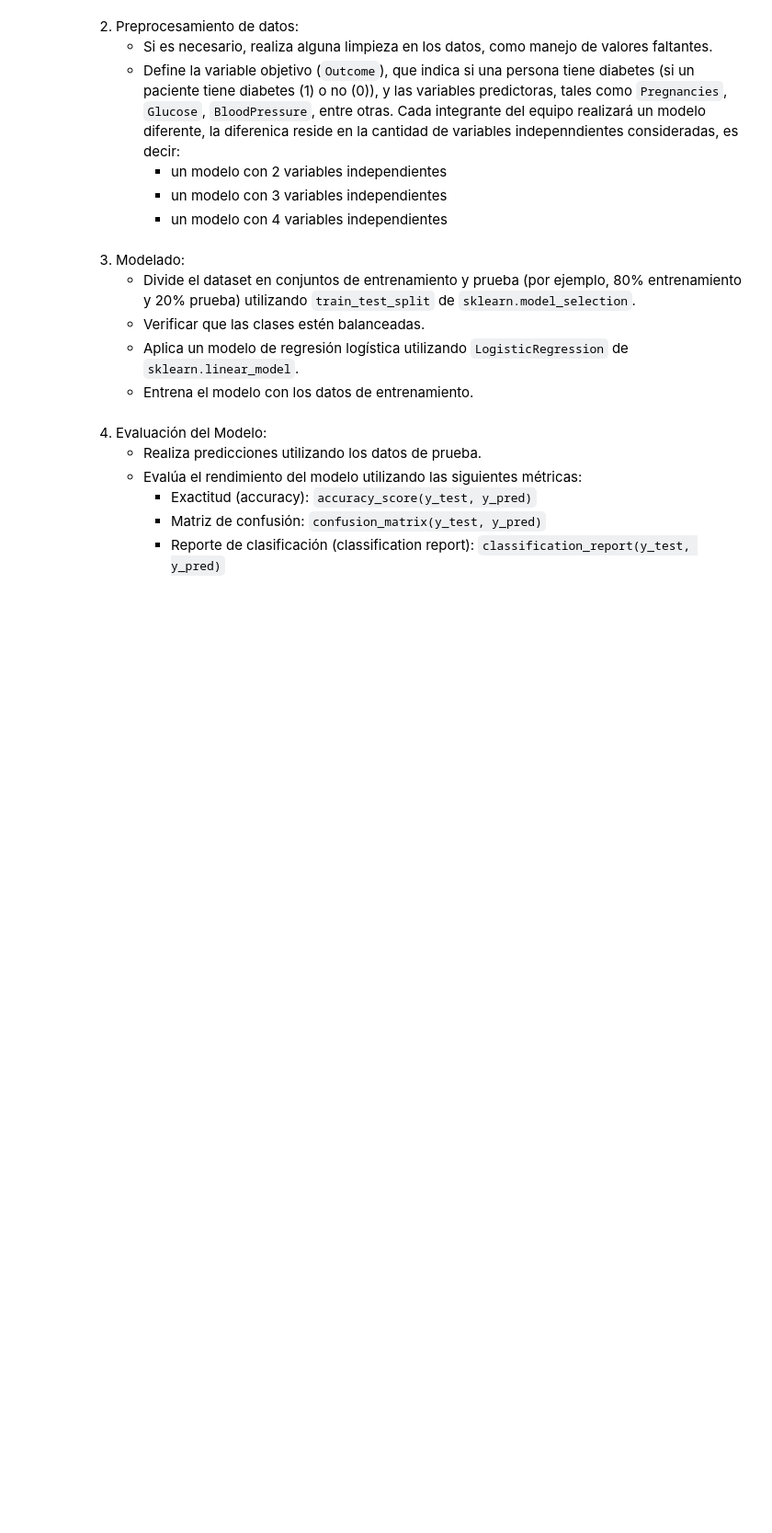
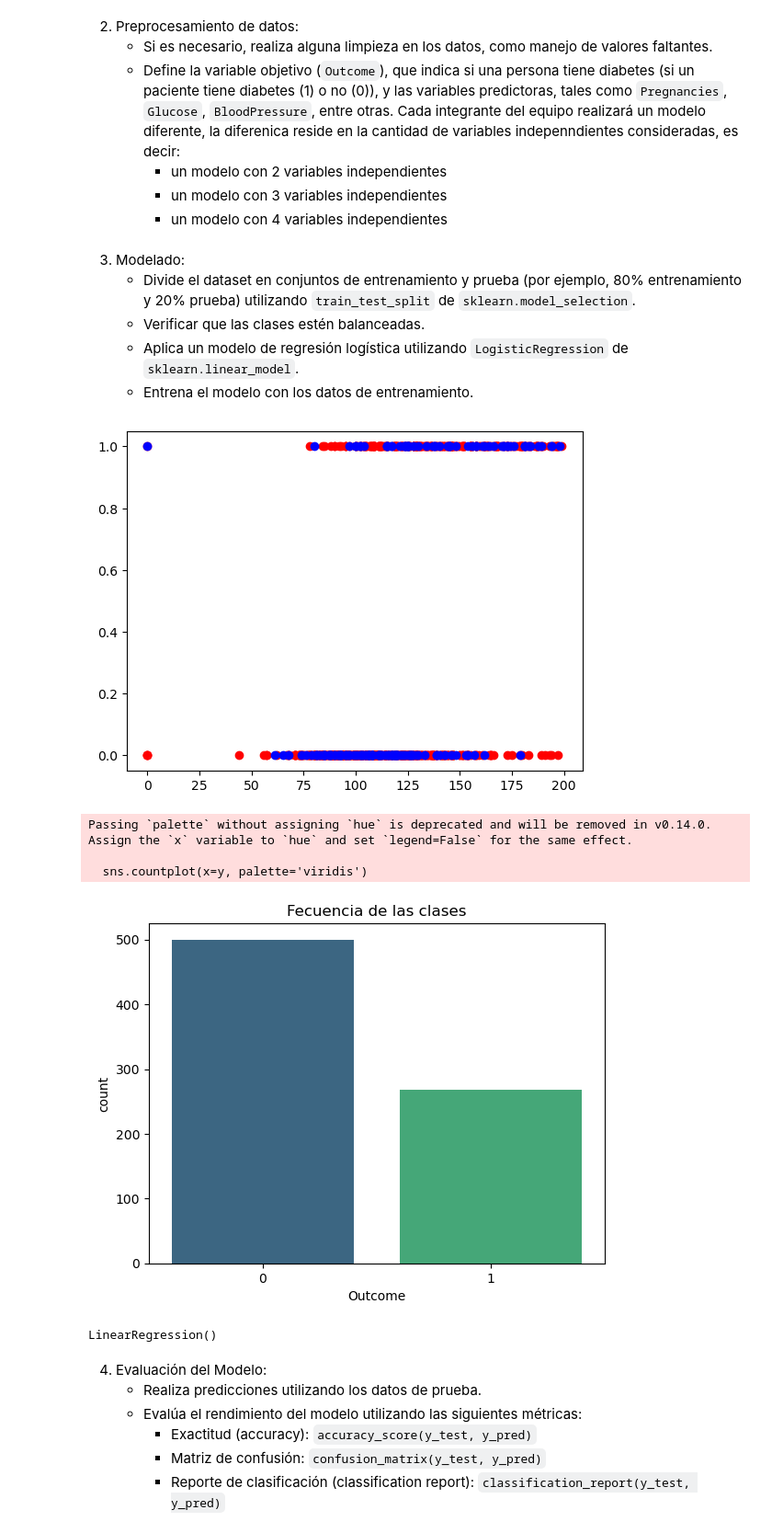
Before and after one commit to Danieltlacuache/Actividad-5.3, a Jupyter notebook: A. 5.3 Predicción de Diabetes con Regresión Logistica-1.ipynb, the cells around one changed output. Shown at 92% size. Cells and saved outputs as stored; diff of their text form; code cells hidden in the pictures; blank space fills up the shorter version.

Commit message:
parte de una variable casi acabada

```diff
--- a/A. 5.3 Predicción de Diabetes con Regresión Logistica-1.ipynb
+++ b/A. 5.3 Predicción de Diabetes con Regresión Logistica-1.ipynb
@@ -105,6 +107,20 @@ Outcome                   0.238356  1.000000
         * un modelo con 2 variables independientes
         * un modelo con 3 variables independientes
         * un modelo con 4 variables independientes
+# %%
+
+#La variable objetivo es Outcome
+
+
+#Selección de la variable dependiente e indpendiente
+
+x1 = diabetes_data[['Glucose']] #debe ser en dos dimensiones
+
+y = diabetes_data['Outcome'] #este debe de ser en una dimensión
+
+x3 = diabetes_data[['Age']]
+
+x2 = diabetes_data[['BMI']]
 # %% [markdown]
 
 3. Modelado:
@@ -112,6 +128,50 @@ Outcome                   0.238356  1.000000
     - Verificar que las clases estén balanceadas.
     - Aplica un modelo de regresión logística utilizando `LogisticRegression` de `sklearn.linear_model`.
     - Entrena el modelo con los datos de entrenamiento.
+# %%
+# Dividir en entrenamiento (80%) y prueba (20%)
+X_train, X_test, y_train, y_test = train_test_split(x1, y, train_size=0.8, random_state=40)
+
+# Crear una gráfica de dispersión para ver la relación entre SalePrice y LotArea
+#sns.scatterplot( data = data, x = X_train, y = y_train, color = 'r', label = 'Datos de entrenamiento')
+plt.scatter(X_train, y_train, color = 'r', label = 'Datos de entrenamiento')
+#sns.scatterplot( data = data, x = X_test, y = y_test, color = 'r', label = 'Datos de evluación')
+plt.scatter(X_test, y_test, color = 'b', label = 'Datos de evluación')
+plt.show()
+
+
+X_train1, X_test1 = train_test_split(x2,train_size=0.8, random_state=40)
+
+X_train2, X_test2 = train_test_split(x3,train_size=0.8, random_state=40)
+
+
+sns.countplot(x=y, palette='viridis')
+plt.title('Fecuencia de las clases')
+plt. show()
+# %% [output]
+[figure, added]
+Passing `palette` without assigning `hue` is deprecated and will be removed in v0.14.0. Assign the `x` variable to `hue` and set `legend=False` for the same effect.
+
+  sns.countplot(x=y, palette='viridis')
+[figure, added]
+# %%
+
+
+# Instanciar el modelo
+modelo = LinearRegression()
+ # Entrenar con los datos de entrenamiento
+
+
+modelo1 = LinearRegression()
+modelo2 = LinearRegression()
+
+
+modelo.fit(X_train,y_train)
+
+modelo1.fit(X_train1,y_train)
+modelo2.fit(X_train2,y_train)
+# %% [output]
+LinearRegression()
 # %% [markdown]
 
 4. Evaluación del Modelo:
```
Also changed, not shown: parts of 2 cells of this notebook.
